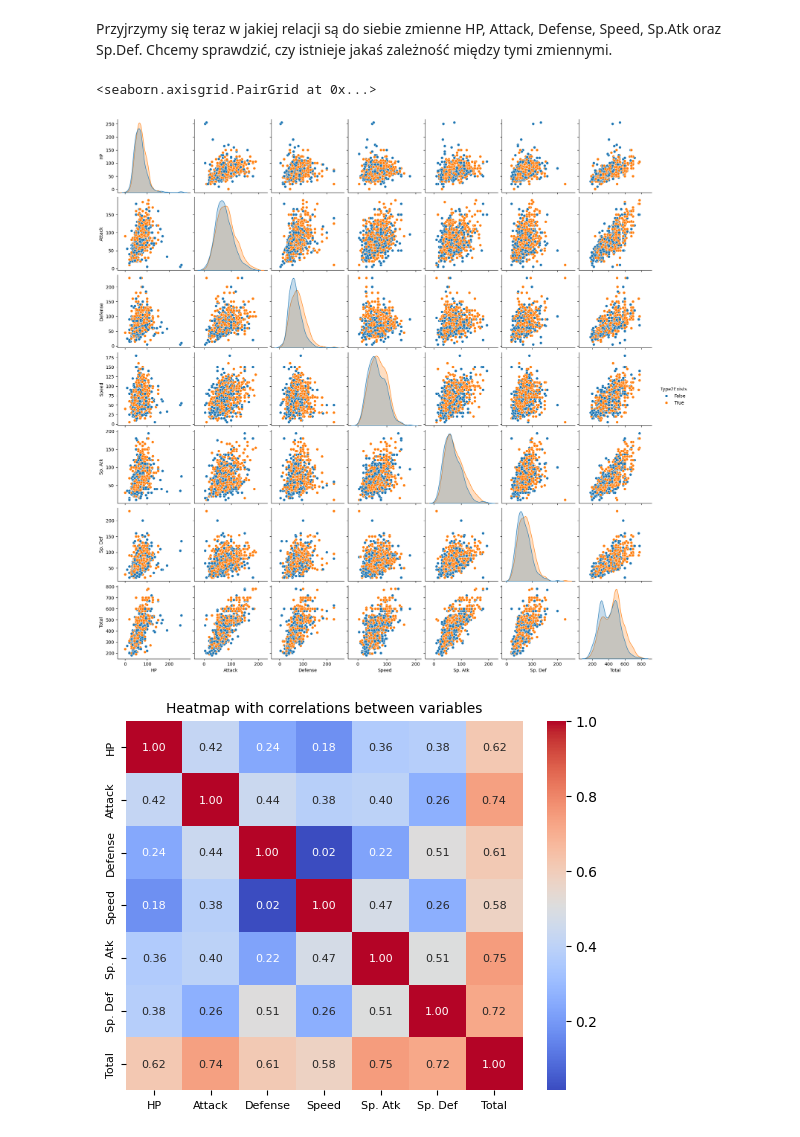
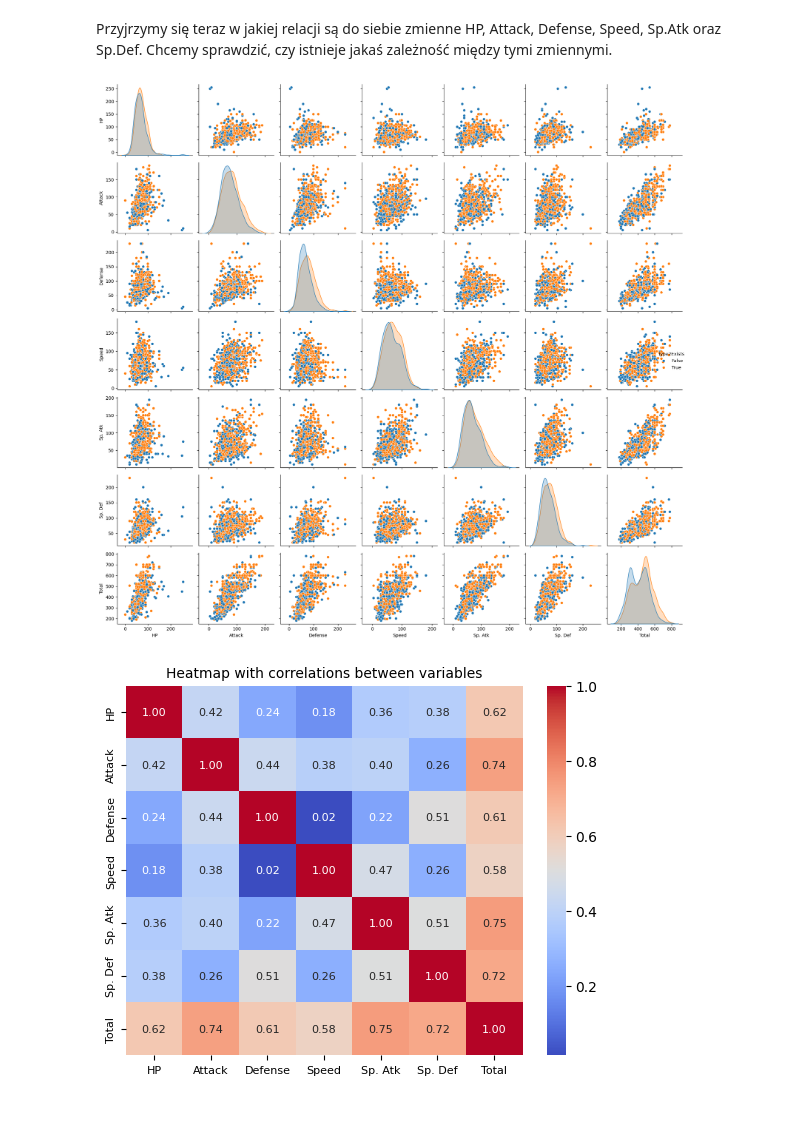
Before and after one commit to Kubix-commits/Wizualizacja-Danych, a Jupyter notebook: Projekt - wizualizacja/Wizualizacja danych.ipynb, the cells around one changed output. Cells and saved outputs as stored; diff of their text form; code cells hidden in the pictures.

```diff
--- a/Projekt - wizualizacja/Wizualizacja danych.ipynb
+++ b/Projekt - wizualizacja/Wizualizacja danych.ipynb
@@ -115,7 +115,7 @@ plt.show()
 Przyjrzymy się teraz w jakiej relacji są do siebie zmienne HP, Attack, Defense, Speed, Sp.Atk oraz Sp.Def. Chcemy sprawdzić, czy istnieje jakaś zależność między tymi zmiennymi.
 # %%
 sns.pairplot(dane, vars=['HP', 'Attack', 'Defense', 'Speed', 'Sp. Atk', 'Sp. Def', 'Total'], hue='Type2Exists')
+plt.tight_layout()
 # %% [output]
-<seaborn.axisgrid.PairGrid at 0x...>
-[figure, old version]
+[figure, new version]
 # %%
```
Also changed, not shown: parts of 14 cells of this notebook.
